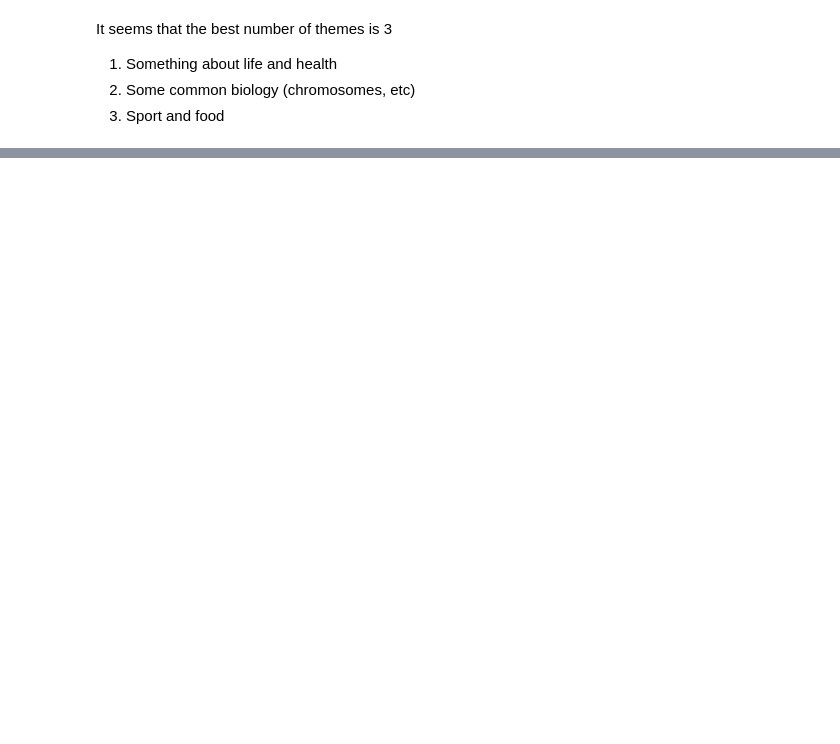
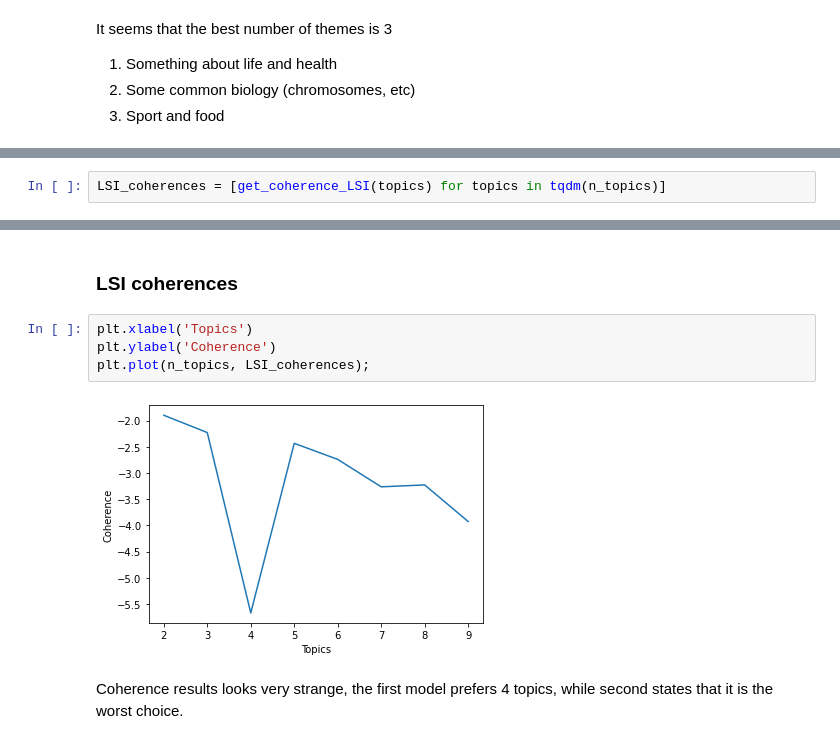
Before and after one commit to vladmosin/NLPCourse, a Jupyter notebook: hw.ipynb, the cells around one changed output, grey strips where cells are left out. Saved outputs shown, nothing was run; the diff lists cells and outputs as text; blank space fills up the shorter version.

```diff
--- a/hw.ipynb
+++ b/hw.ipynb
@@ -139,0 +157,2 @@ It seems that the best number of themes is 3
+# %%
+LSI_coherences = [get_coherence_LSI(topics) for topics in tqdm(n_topics)]
@@ -139,0 +167,10 @@ It seems that the best number of themes is 3
+# %% [markdown]
+### LSI coherences
+# %%
+plt.xlabel('Topics')
+plt.ylabel('Coherence')
+plt.plot(n_topics, LSI_coherences);
+# %% [output]
+[figure, added]
+# %% [markdown]
+Coherence results looks very strange, the first model prefers 4 topics, while second states that it is the worst choice.
```
Also changed, not shown: parts of 9 cells of this notebook.
